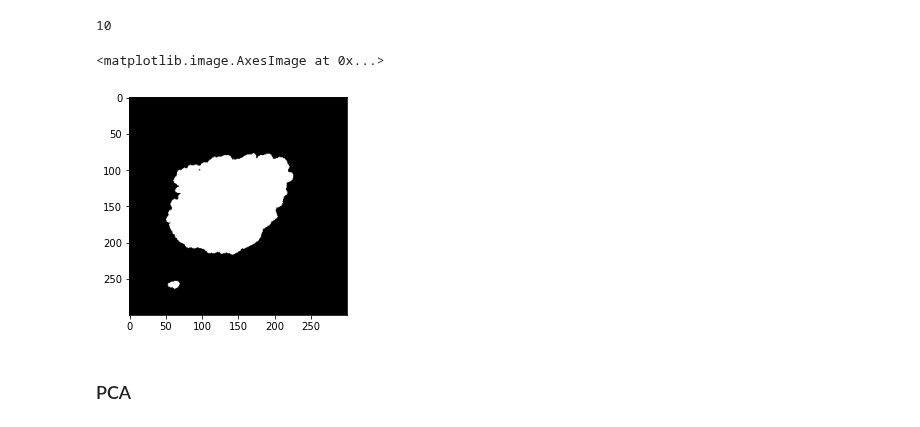
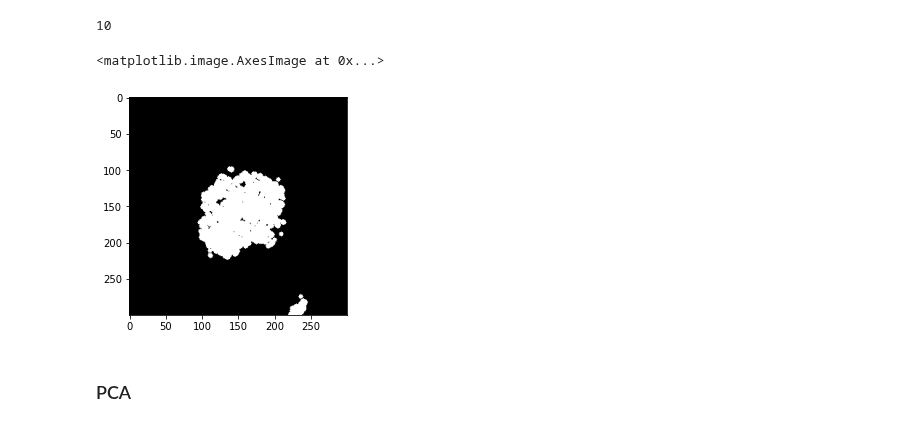
Before and after one commit to julielhagen/First-Year-Project, a Jupyter notebook: Segmentation.ipynb, the cells around one changed output. Cells and saved outputs as stored; diff of their text form; code cells hidden in the pictures.

```diff
--- a/Segmentation.ipynb
+++ b/Segmentation.ipynb
@@ -111,22 +127,21 @@ len(images)
 # %% [output]
 10
 # %%
-path = 'PAT_72_110_647.png'
-im = prep_im(path, "imgs_part_1/", output_shape = (300,300))
+im = images_mel[10]
 
 val0 = filters.threshold_otsu(im[:,:,0]*256)
 val1 = filters.threshold_otsu(im[:,:,1]*256)
 val2 = filters.threshold_otsu(im[:,:,2]*256)
 
 im_mask =  (im[:,:,1]*256<val1) & (im[:,:,2]*256<val2)
 
 struct_el = morphology.disk(3)
 im_mask = morphology.binary_opening(im_mask, struct_el)
 
 plt.imshow(im_mask, cmap='gray')
 # %% [output]
 <matplotlib.image.AxesImage at 0x...>
-[figure, old version]
+[figure, new version]
 # %% [markdown]
 ### PCA
 # %%
```
Also changed, not shown: parts of 21 cells of this notebook.
